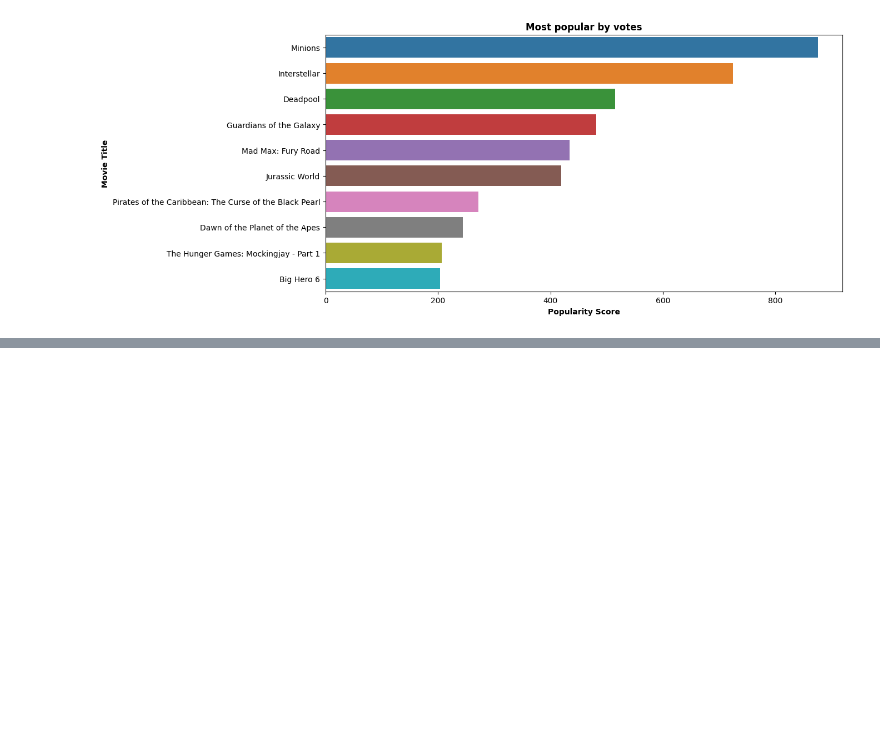
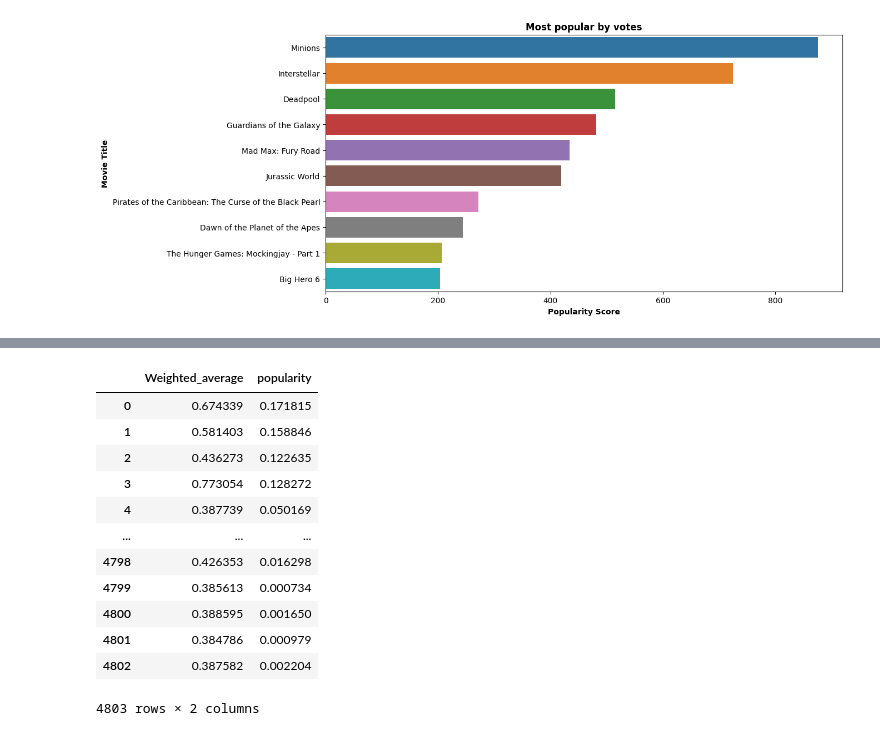
Before and after one commit to drigger091/Recomendation_engine_tryout, a Jupyter notebook: Weighted HYbrid technique/main.ipynb, the cells around one changed output, grey strips where cells are left out. Drawn from its saved outputs; the diff is of its cells as text; code cells hidden in the pictures; blank space fills up the shorter version.

Commit message:
nornalization of both weighted average and popularity

```diff
--- a/Weighted HYbrid technique/main.ipynb
+++ b/Weighted HYbrid technique/main.ipynb
@@ -199,0 +204,20 @@ plt.savefig("Most Popular movies.png")
+# %%
+from sklearn.preprocessing import MinMaxScaler
+scaling = MinMaxScaler()
+movie_scaled_df = scaling.fit_transform(df_Cleaned[['Weighted_average','popularity']])
+movie_normalized_df = pd.DataFrame(movie_scaled_df,columns=['Weighted_average','popularity'])
+movie_normalized_df
+# %% [output]
+|  | Weighted_average | popularity |
+| 0 | 0.674339 | 0.171815 |
+| 1 | 0.581403 | 0.158846 |
+| 2 | 0.436273 | 0.122635 |
+| 3 | 0.773054 | 0.128272 |
+| 4 | 0.387739 | 0.050169 |
+| ... | ... | ... |
+| 4798 | 0.426353 | 0.016298 |
+| 4799 | 0.385613 | 0.000734 |
+| 4800 | 0.388595 | 0.001650 |
+| 4801 | 0.384786 | 0.000979 |
+| 4802 | 0.387582 | 0.002204 |
+4803 rows × 2 columns
```
Also changed, not shown: parts of 3 cells of this notebook.
